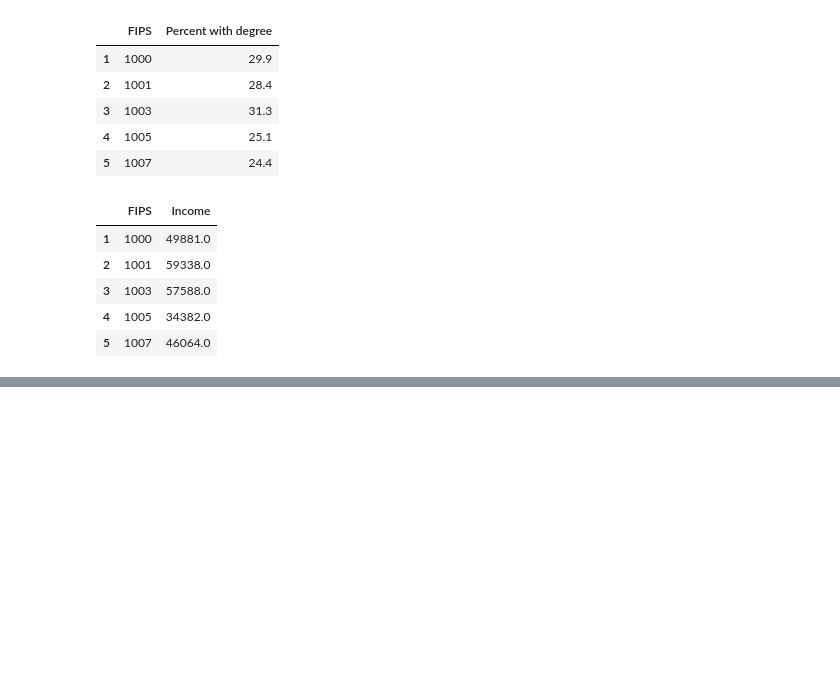
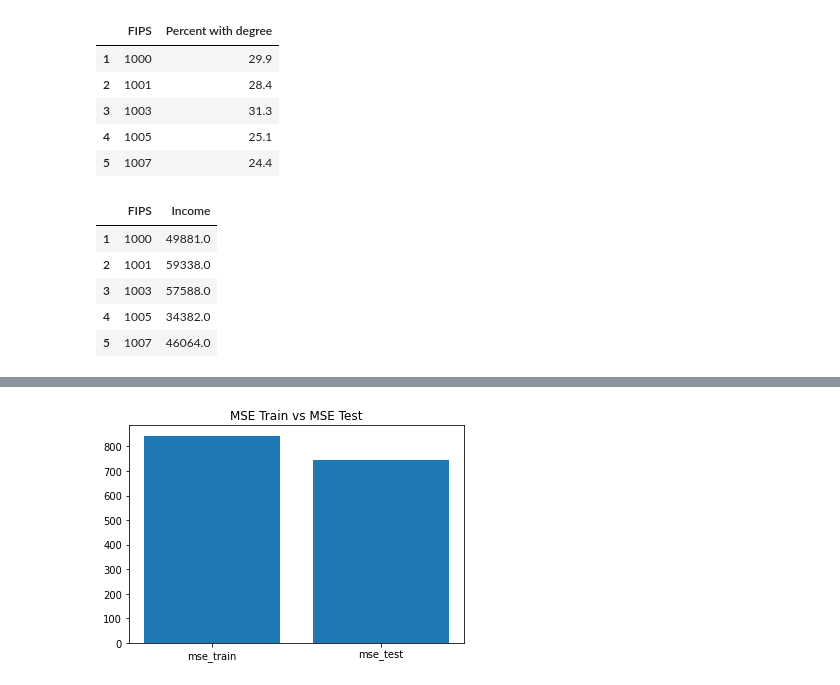
Before and after one commit to GiacomoPuccini/COGS-109-Project, a Jupyter notebook: COGS109_final.ipynb, the cells around one changed output, grey strips where cells are left out. Cells and saved outputs as stored; diff of their text form; code cells hidden in the pictures; blank space fills up the shorter version.

```diff
--- a/COGS109_final.ipynb
+++ b/COGS109_final.ipynb
@@ -139,0 +200,6 @@ ax.scatter(allData["Income"], allData["Percent with degree"], allData["margin_R"
+# %%
+plt.bar(['mse_train', 'mse_test'], [mse_train, mse_test])
+plt.title('MSE Train vs MSE Test')
+plt.show()
+# %% [output]
+[figure, added]
```
Also changed, not shown: parts of 14 cells of this notebook.
